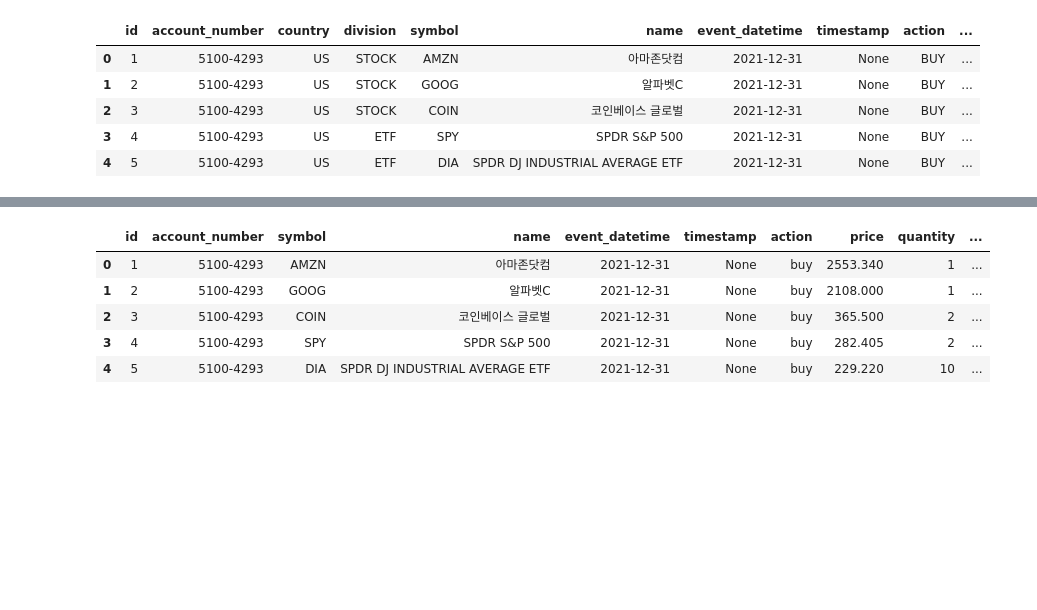
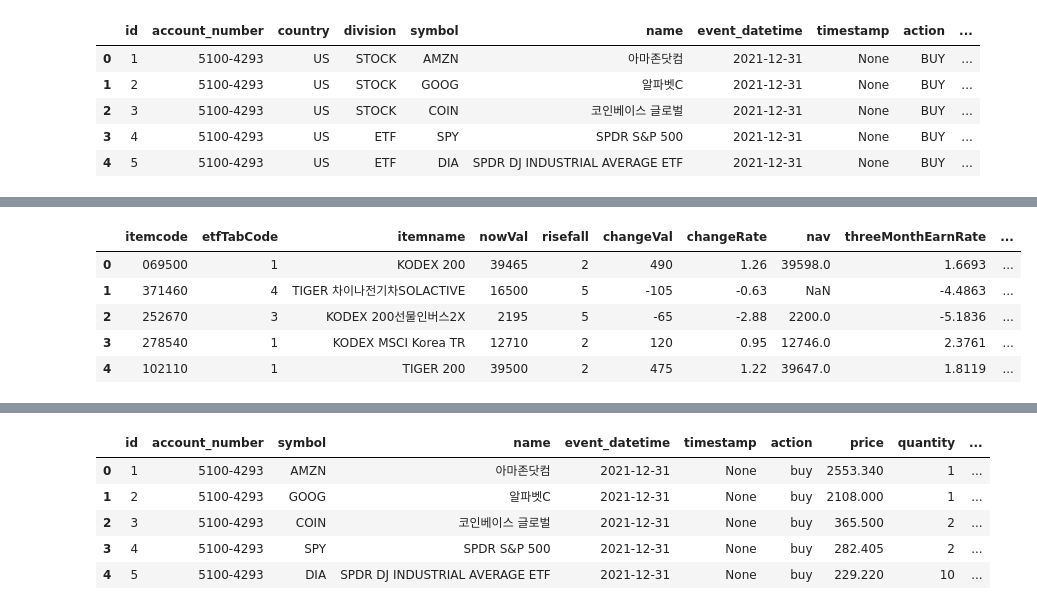
Before and after one commit to GIMINSU/DataAnalysis, a Jupyter notebook: financedatareader.ipynb, the cells around one changed output, grey strips where cells are left out. Saved outputs shown, nothing was run; the diff lists cells and outputs as text; code cells hidden in the pictures; blank space fills up the shorter version.

Commit message:
naver etf 정보 가져오기

```diff
--- a/financedatareader.ipynb
+++ b/financedatareader.ipynb
@@ -107,0 +122,16 @@ df['price'] = np.where(df['symbol']=='GOOG', 2108, df['price'])
+# %%
+import requests
+import json
+from pandas import json_normalize
+
+url = 'https://finance.naver.com/api/sise/etfItemList.nhn'
+json_data = json.loads(requests.get(url).text)
+df = json_normalize(json_data['result']['etfItemList'])
+df.head()
+# %% [output]
+|  | itemcode | etfTabCode | itemname | nowVal | risefall | changeVal | changeRate | nav | threeMonthEarnRate | ... |
+| 0 | 069500 | 1 | KODEX 200 | 39465 | 2 | 490 | 1.26 | 39598.0 | 1.6693 | ... |
+| 1 | 371460 | 4 | TIGER 차이나전기차SOLACTIVE | 16500 | 5 | -105 | -0.63 | NaN | -4.4863 | ... |
+| 2 | 252670 | 3 | KODEX 200선물인버스2X | 2195 | 5 | -65 | -2.88 | 2200.0 | -5.1836 | ... |
+| 3 | 278540 | 1 | KODEX MSCI Korea TR | 12710 | 2 | 120 | 0.95 | 12746.0 | 2.3761 | ... |
+| 4 | 102110 | 1 | TIGER 200 | 39500 | 2 | 475 | 1.22 | 39647.0 | 1.8119 | ... |
```
Also changed, not shown: parts of 5 cells of this notebook, 1 other file.
